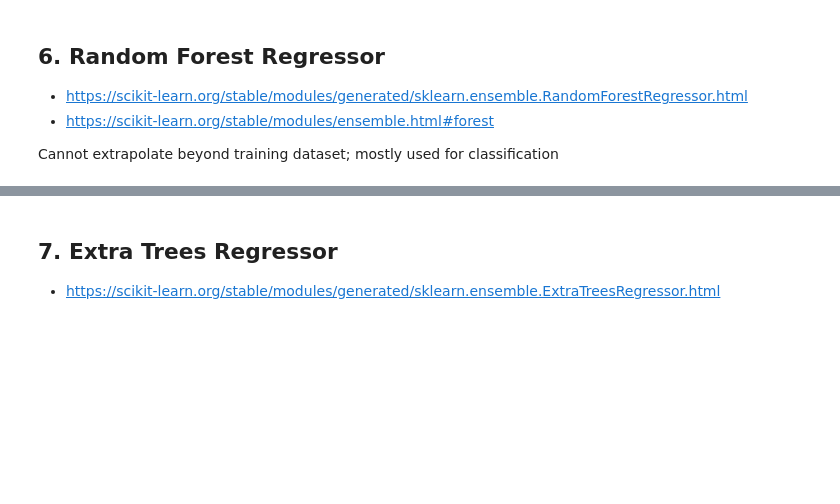
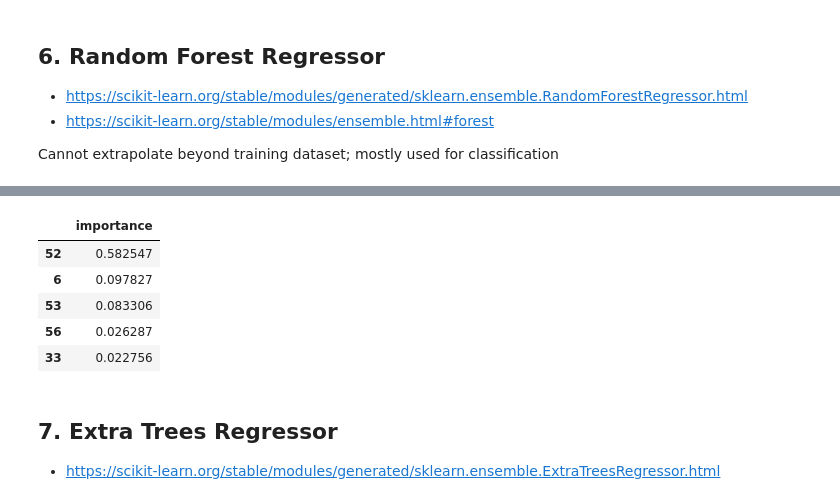
Before and after one commit to csc-training/GeoML, a Jupyter notebook: 04_shallow_regression/04_shallow_regression.ipynb, the cells around one changed output, grey strips where cells are left out. Drawn from its saved outputs; the diff is of its cells as text; code cells hidden in the pictures; blank space fills up the shorter version.

```diff
--- a/04_shallow_regression/04_shallow_regression.ipynb
+++ b/04_shallow_regression/04_shallow_regression.ipynb
@@ -80,7 +81,9 @@ metrics_filename = os.path.join(results_location,dataset_name,'shallow_metrics.c
 ### 1.2 Reading the data
 # %%
 # read train and test datasets
-x_train = gpd.read_file(train_dataset_name)
-x_test = gpd.read_file(test_dataset_name)
+x_train = pd.read_csv(train_dataset_name)
+x_test = pd.read_csv(test_dataset_name)
 y_train = pd.read_pickle(train_label_name)
 y_test = pd.read_pickle(test_label_name)
+
+print(x_train)
@@ -201,8 +270,15 @@ metrics_collection = print_and_store_error_metrics(y_test,random_forest_predicti
 # %%
 
 #let's take a look at feature importances
-feature_importances = pd.DataFrame(random_forest.feature_importances_, index =random_forest.columns,  columns=['importance']).sort_values('importance', ascending=False)
+feature_importances = pd.DataFrame(random_forest.feature_importances_,  columns=['importance']).sort_values('importance', ascending=False)
 feature_importances.head()
+# %% [output]
+|  | importance |
+| 52 | 0.582547 |
+| 6 | 0.097827 |
+| 53 | 0.083306 |
+| 56 | 0.026287 |
+| 33 | 0.022756 |
 # %% [markdown]
 ## 7. Extra Trees Regressor
 
```
Also changed, not shown: parts of 6 cells of this notebook, 1 other file.
